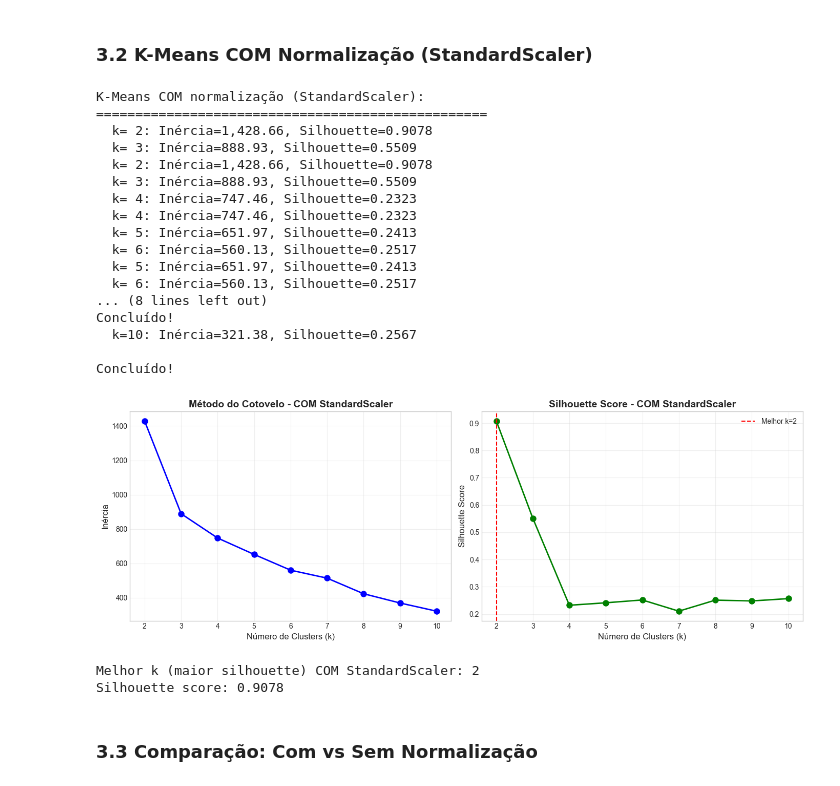
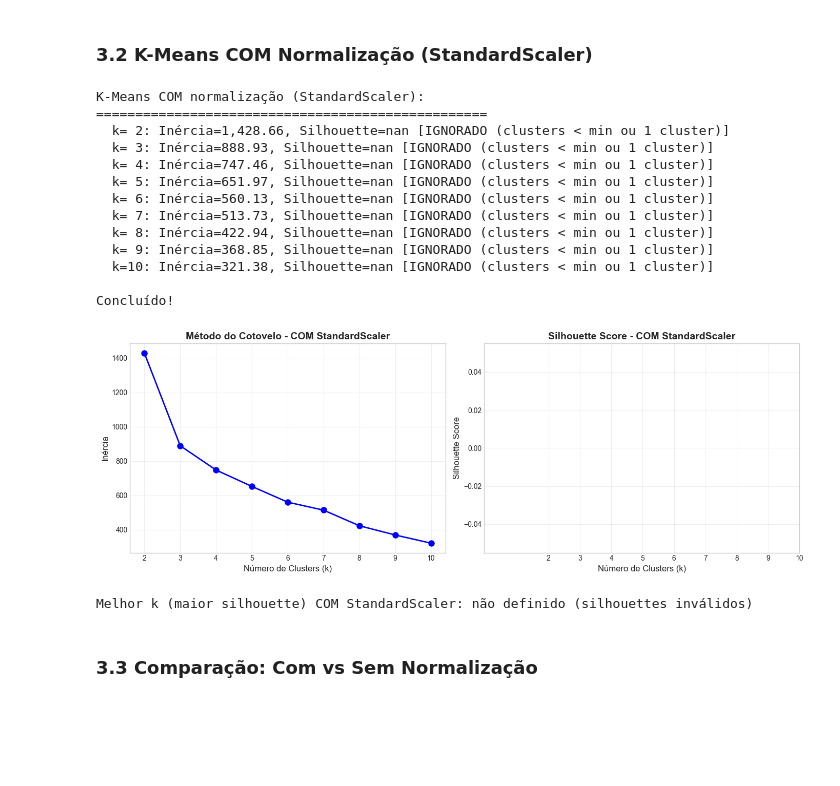
Before and after one commit to y0c0ms/IAA_MEI25, a Jupyter notebook: ProjetoFinal/03_clustering_kmeans_dbscan.ipynb, the cells around one changed output. Saved outputs shown, nothing was run; the diff lists cells and outputs as text; code cells hidden in the pictures; blank space fills up the shorter version.

```diff
--- a/ProjetoFinal/03_clustering_kmeans_dbscan.ipynb
+++ b/ProjetoFinal/03_clustering_kmeans_dbscan.ipynb
@@ -886,12 +886,17 @@ for k in k_range:
     labels = kmeans.fit_predict(X)
 
     inertia = kmeans.inertia_
-    silhouette = silhouette_score(X, labels)
+    unique, counts = np.unique(labels, return_counts=True)
+    min_size = counts.min() if len(counts) > 0 else 0
+    if len(unique) < 2 or min_size < MIN_CLUSTER_SIZE:
+        silhouette = np.nan
+    else:
+        silhouette = silhouette_score(X, labels)
 
     inertias_raw.append(inertia)
     silhouettes_raw.append(silhouette)
-
-    print(f"  k={k:2d}: Inércia={inertia:,.0f}, Silhouette={silhouette:.4f}")
+    status = "OK" if not np.isnan(silhouette) else "IGNORADO (clusters < min ou 1 cluster)"
+    print(f"  k={k:2d}: Inércia={inertia:,.0f}, Silhouette={silhouette:.4f} [{status}]")
 
 print("\nConcluído!")
 # %% [output]
@@ -963,68 +971,77 @@ for k in k_range:
     labels = kmeans.fit_predict(X_standard)
 
     inertia = kmeans.inertia_
-    silhouette = silhouette_score(X_standard, labels)
+    unique, counts = np.unique(labels, return_counts=True)
+    min_size = counts.min() if len(counts) > 0 else 0
+    if len(unique) < 2 or min_size < MIN_CLUSTER_SIZE:
+        silhouette = np.nan
+    else:
+        silhouette = silhouette_score(X_standard, labels)
 
     inertias_standard.append(inertia)
     silhouettes_standard.append(silhouette)
+    status = "OK" if not np.isnan(silhouette) else "IGNORADO (clusters < min ou 1 cluster)"
 
-    print(f"  k={k:2d}: Inércia={inertia:,.2f}, Silhouette={silhouette:.4f}")
+    print(f"  k={k:2d}: Inércia={inertia:,.2f}, Silhouette={silhouette:.4f} [{status}]")
 
 print("\nConcluído!")
 # %% [output]
 K-Means COM normalização (StandardScaler):
 ==================================================
-  k= 2: Inércia=1,428.66, Silhouette=0.9078
-  k= 3: Inércia=888.93, Silhouette=0.5509
-  k= 2: Inércia=1,428.66, Silhouette=0.9078
-  k= 3: Inércia=888.93, Silhouette=0.5509
-  k= 4: Inércia=747.46, Silhouette=0.2323
-  k= 4: Inércia=747.46, Silhouette=0.2323
-  k= 5: Inércia=651.97, Silhouette=0.2413
-  k= 6: Inércia=560.13, Silhouette=0.2517
-  k= 5: Inércia=651.97, Silhouette=0.2413
-  k= 6: Inércia=560.13, Silhouette=0.2517
-... (8 lines left out)
-Concluído!
-  k=10: Inércia=321.38, Silhouette=0.2567
+  k= 2: Inércia=1,428.66, Silhouette=nan [IGNORADO (clusters < min ou 1 cluster)]
+  k= 3: Inércia=888.93, Silhouette=nan [IGNORADO (clusters < min ou 1 cluster)]
+  k= 4: Inércia=747.46, Silhouette=nan [IGNORADO (clusters < min ou 1 cluster)]
+  k= 5: Inércia=651.97, Silhouette=nan [IGNORADO (clusters < min ou 1 cluster)]
+  k= 6: Inércia=560.13, Silhouette=nan [IGNORADO (clusters < min ou 1 cluster)]
+  k= 7: Inércia=513.73, Silhouette=nan [IGNORADO (clusters < min ou 1 cluster)]
+  k= 8: Inércia=422.94, Silhouette=nan [IGNORADO (clusters < min ou 1 cluster)]
+  k= 9: Inércia=368.85, Silhouette=nan [IGNORADO (clusters < min ou 1 cluster)]
+  k=10: Inércia=321.38, Silhouette=nan [IGNORADO (clusters < min ou 1 cluster)]
 
 Concluído!
 # %%
 # Visualizar resultados (com StandardScaler)
 fig, axes = plt.subplots(1, 2, figsize=(14, 5))
 
 # Gráfico do Cotovelo (Elbow)
 ax1 = axes[0]
 ax1.plot(list(k_range), inertias_standard, 'bo-', linewidth=2, markersize=8)
 ax1.set_xlabel('Número de Clusters (k)', fontsize=12)
 ax1.set_ylabel('Inércia', fontsize=12)
 ax1.set_title('Método do Cotovelo - COM StandardScaler', fontsize=14, fontweight='bold')
 ax1.set_xticks(list(k_range))
 ax1.grid(True, alpha=0.3)
 
 # Gráfico do Silhouette
 ax2 = axes[1]
 ax2.plot(list(k_range), silhouettes_standard, 'go-', linewidth=2, markersize=8)
 ax2.set_xlabel('Número de Clusters (k)', fontsize=12)
 ax2.set_ylabel('Silhouette Score', fontsize=12)
 ax2.set_title('Silhouette Score - COM StandardScaler', fontsize=14, fontweight='bold')
 ax2.set_xticks(list(k_range))
 ax2.grid(True, alpha=0.3)
 
-# Marcar o melhor k
-best_k_standard = list(k_range)[np.argmax(silhouettes_standard)]
-ax2.axvline(best_k_standard, color='red', linestyle='--', label=f'Melhor k={best_k_standard}')
+# Marcar o melhor k apenas quando há silhouettes válidos
+valid_standard = [(k, s) for k, s in zip(k_range, silhouettes_standard) if not np.isnan(s)]
+if valid_standard:
+    best_k_standard, best_silhouette_standard = max(valid_standard, key=lambda x: x[1])
+    ax2.axvline(best_k_standard, color='red', linestyle='--', label=f'Melhor k={best_k_standard}')
+else:
+    best_k_standard, best_silhouette_standard = None, np.nan
+
 ax2.legend()
 
 plt.tight_layout()
 plt.show()
 
-print(f"\nMelhor k (maior silhouette) COM StandardScaler: {best_k_standard}")
-print(f"Silhouette score: {max(silhouettes_standard):.4f}")
+if best_k_standard is not None:
+    print(f"\nMelhor k (maior silhouette) COM StandardScaler: {best_k_standard}")
+    print(f"Silhouette score: {best_silhouette_standard:.4f}")
+else:
+    print("\nMelhor k (maior silhouette) COM StandardScaler: não definido (silhouettes inválidos)")
 # %% [output]
-[figure, old version]
+[figure, new version]
-Melhor k (maior silhouette) COM StandardScaler: 2
-Silhouette score: 0.9078
+Melhor k (maior silhouette) COM StandardScaler: não definido (silhouettes inválidos)
 # %% [markdown]
 ### 3.3 Comparação: Com vs Sem Normalização
 # %%
```
Also changed, not shown: parts of 10 cells of this notebook, 5 other files.
